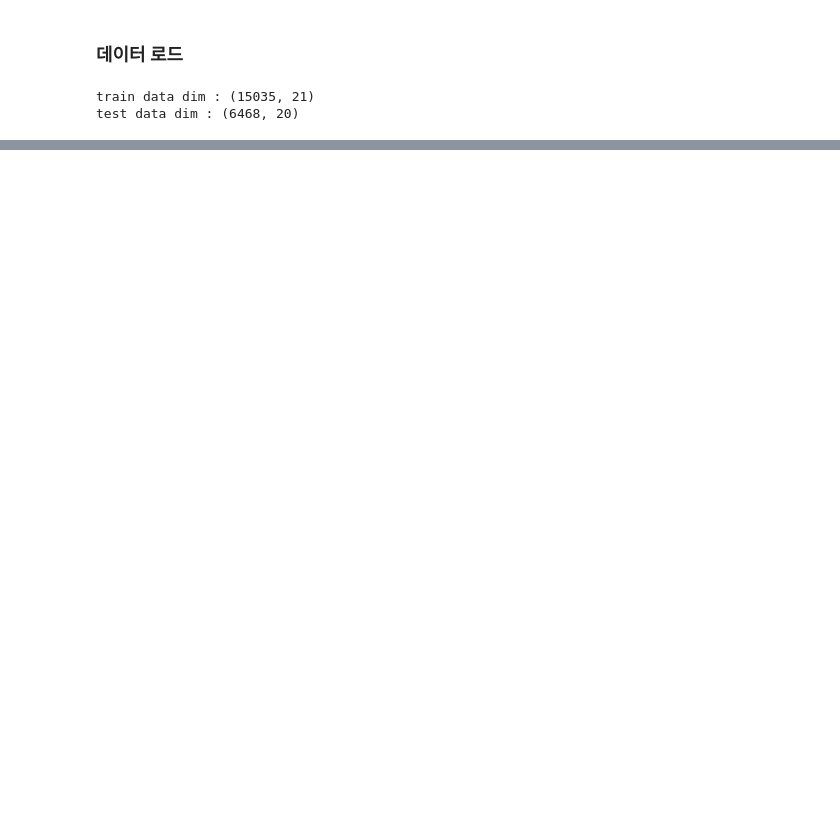
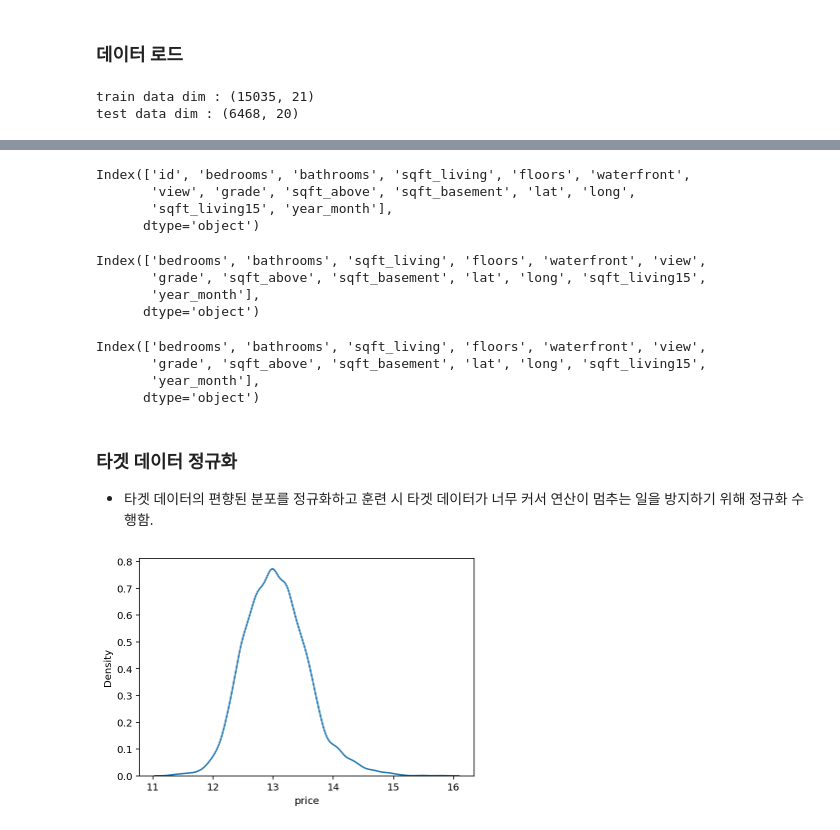
Before and after one commit to MONOKIM123/Aiffel_exploration, a Jupyter notebook: project4.ipynb, the cells around one changed output, grey strips where cells are left out. Drawn from its saved outputs; the diff is of its cells as text; code cells hidden in the pictures; blank space fills up the shorter version.

```diff
--- a/project4.ipynb
+++ b/project4.ipynb
@@ -226,0 +188,14 @@ plt.show()
+# %%
+# date 변환
+train['year'] = train['date'].apply(lambda i: i[:4]).astype(float)
+train['month'] = train['date'].apply(lambda i: i[4:6]).astype(float) / 12
+train['year_month'] = train['year'] + train['month'] - 2019
+
+# 필요 없는 데이터 삭제
+del train['date']
+del train['year']
+del train['month']
+
+# train['date'] = train['date'].apply(lambda i: i[:6]).astype(int)
+
+train.head()
@@ -226,0 +234,38 @@ plt.show()
+# %%
+y = train['price']
+del train['price']
+
+print(train.columns)
+# %% [output]
+Index(['id', 'bedrooms', 'bathrooms', 'sqft_living', 'floors', 'waterfront',
+       'view', 'grade', 'sqft_above', 'sqft_basement', 'lat', 'long',
+       'sqft_living15', 'year_month'],
+      dtype='object')
+# %%
+del train['id']
+
+print(train.columns)
+# %% [output]
+Index(['bedrooms', 'bathrooms', 'sqft_living', 'floors', 'waterfront', 'view',
+       'grade', 'sqft_above', 'sqft_basement', 'lat', 'long', 'sqft_living15',
+       'year_month'],
+      dtype='object')
+# %%
+del test['id']
+
+print(train.columns)
+# %% [output]
+Index(['bedrooms', 'bathrooms', 'sqft_living', 'floors', 'waterfront', 'view',
+       'grade', 'sqft_above', 'sqft_basement', 'lat', 'long', 'sqft_living15',
+       'year_month'],
+      dtype='object')
+# %% [markdown]
+### 타겟 데이터 정규화
+- 타겟 데이터의 편향된 분포를 정규화하고 훈련 시 타겟 데이터가 너무 커서 연산이 멈추는 일을 방지하기 위해 정규화 수행함.
+# %%
+y = np.log1p(y)
+
+sns.kdeplot(y)
+plt.show()
+# %% [output]
+[figure, added]
```
Also changed, not shown: parts of 53 cells of this notebook.
